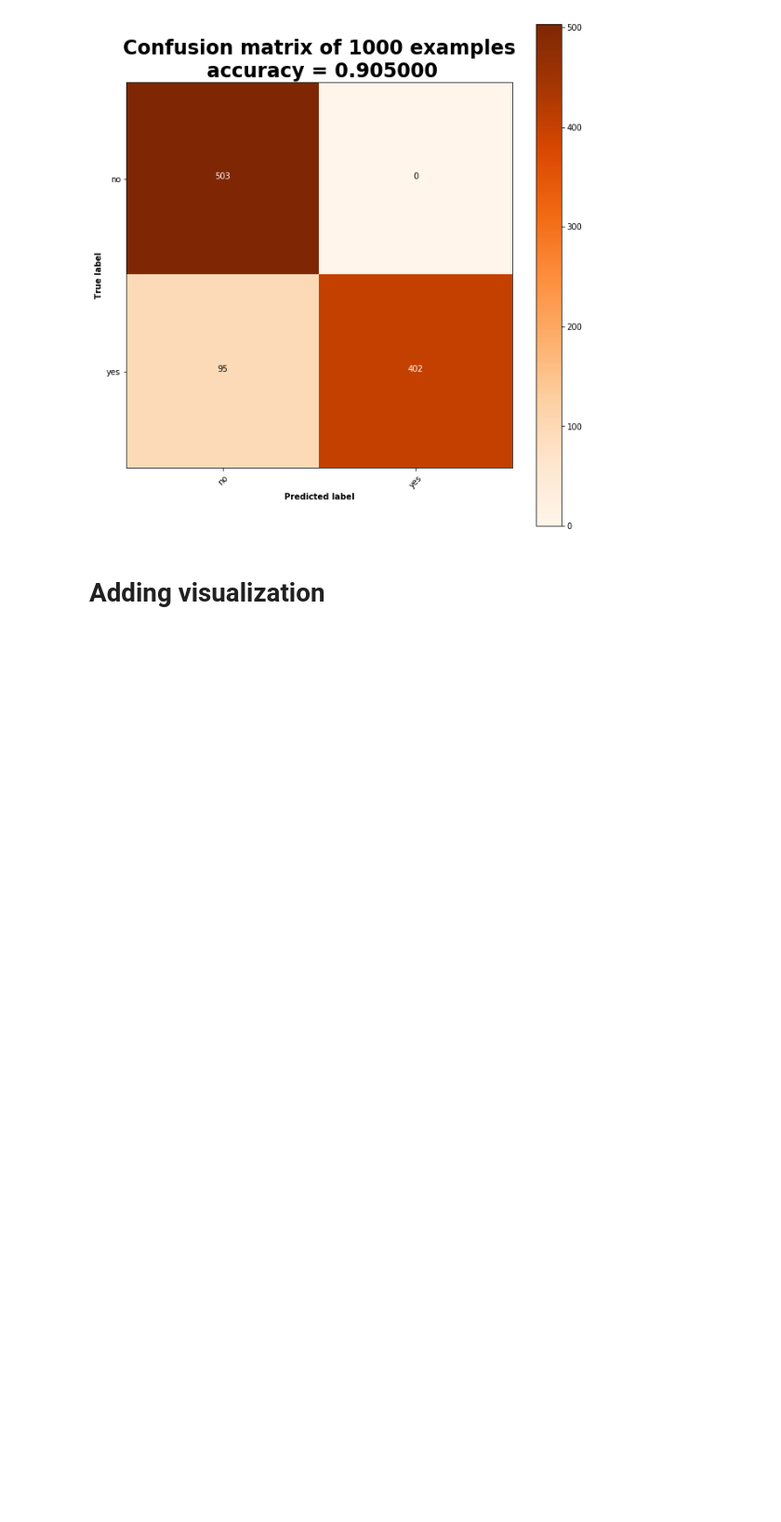
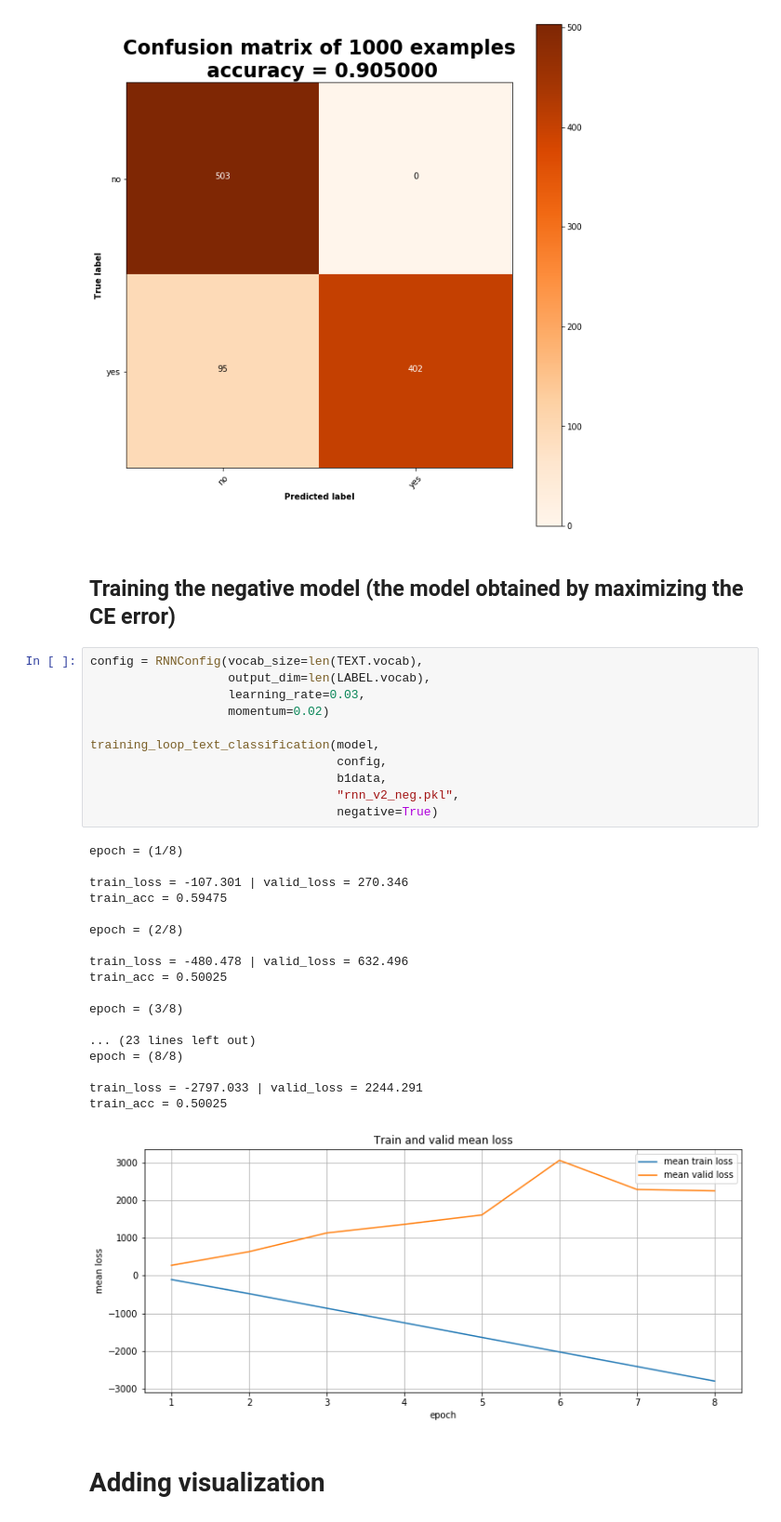
Before and after one commit to felipessalvatore/ContraQA, a Jupyter notebook: contra_qa/train/b1_v2_RNN.ipynb, the cells around one changed output. Shown at 93% size. Cells and saved outputs as stored; diff of their text form; blank space fills up the shorter version.

```diff
--- a/contra_qa/train/b1_v2_RNN.ipynb
+++ b/contra_qa/train/b1_v2_RNN.ipynb
@@ -598,6 +602,38 @@ plot_confusion_matrix(truth=labels.numpy(),
                       classes=labels_legend)
 # %% [output]
 [figure]
+# %% [markdown]
+## Training the negative model (the model obtained by maximizing the CE error)
+# %%
+config = RNNConfig(vocab_size=len(TEXT.vocab),
+                   output_dim=len(LABEL.vocab),
+                   learning_rate=0.03,
+                   momentum=0.02)
+
+training_loop_text_classification(model,
+                                  config,
+                                  b1data,
+                                  "rnn_v2_neg.pkl",
+                                  negative=True)
+# %% [output]
+epoch = (1/8)
+
+train_loss = -107.301 | valid_loss = 270.346
+train_acc = 0.59475
+
+epoch = (2/8)
+
+train_loss = -480.478 | valid_loss = 632.496
+train_acc = 0.50025
+
+epoch = (3/8)
+
+... (23 lines left out)
+epoch = (8/8)
+
+train_loss = -2797.033 | valid_loss = 2244.291
+train_acc = 0.50025
+[figure, added]
 # %% [markdown]
 # Adding visualization
 # %% [markdown]
```
Also changed, not shown: parts of 20 cells of this notebook.
